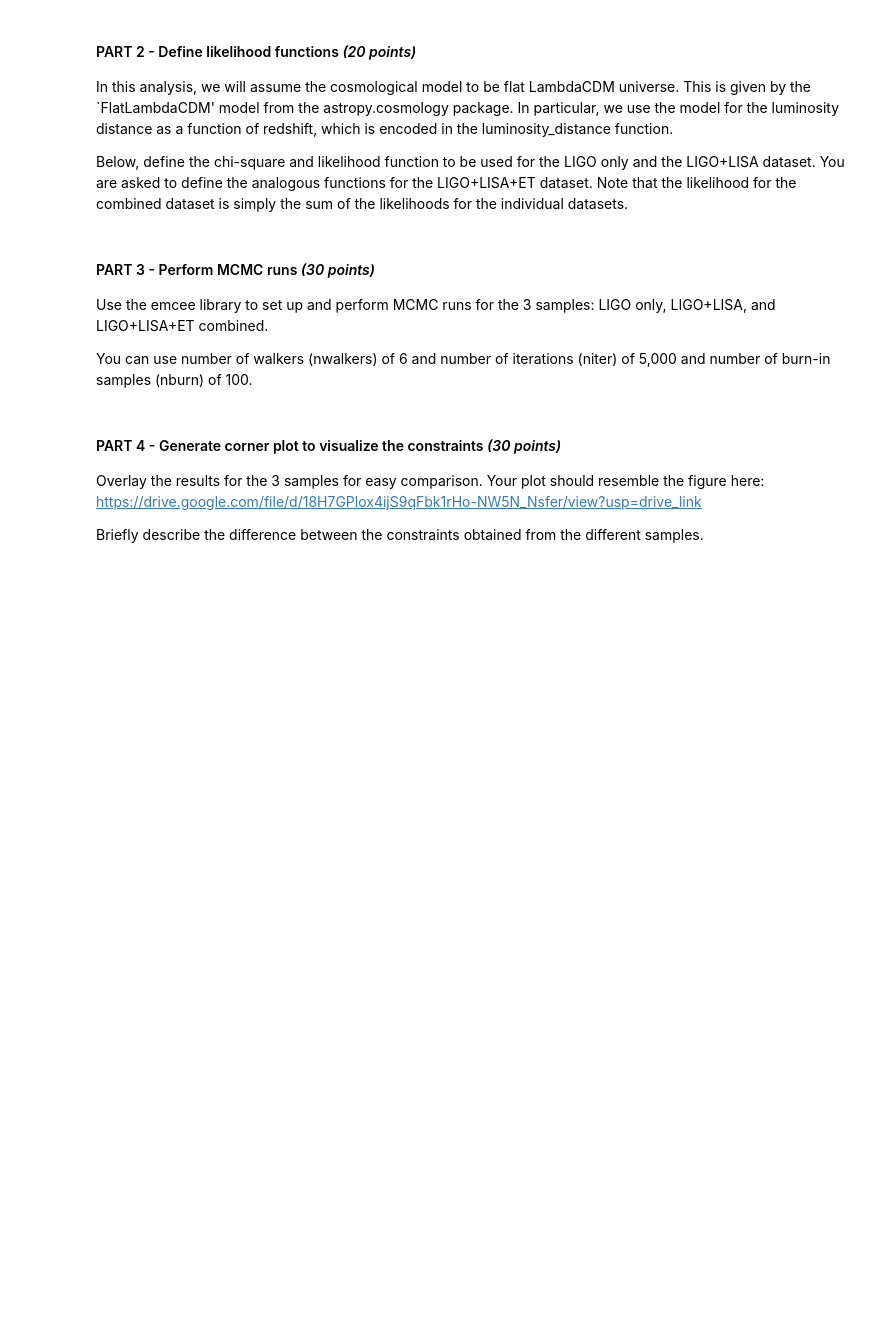
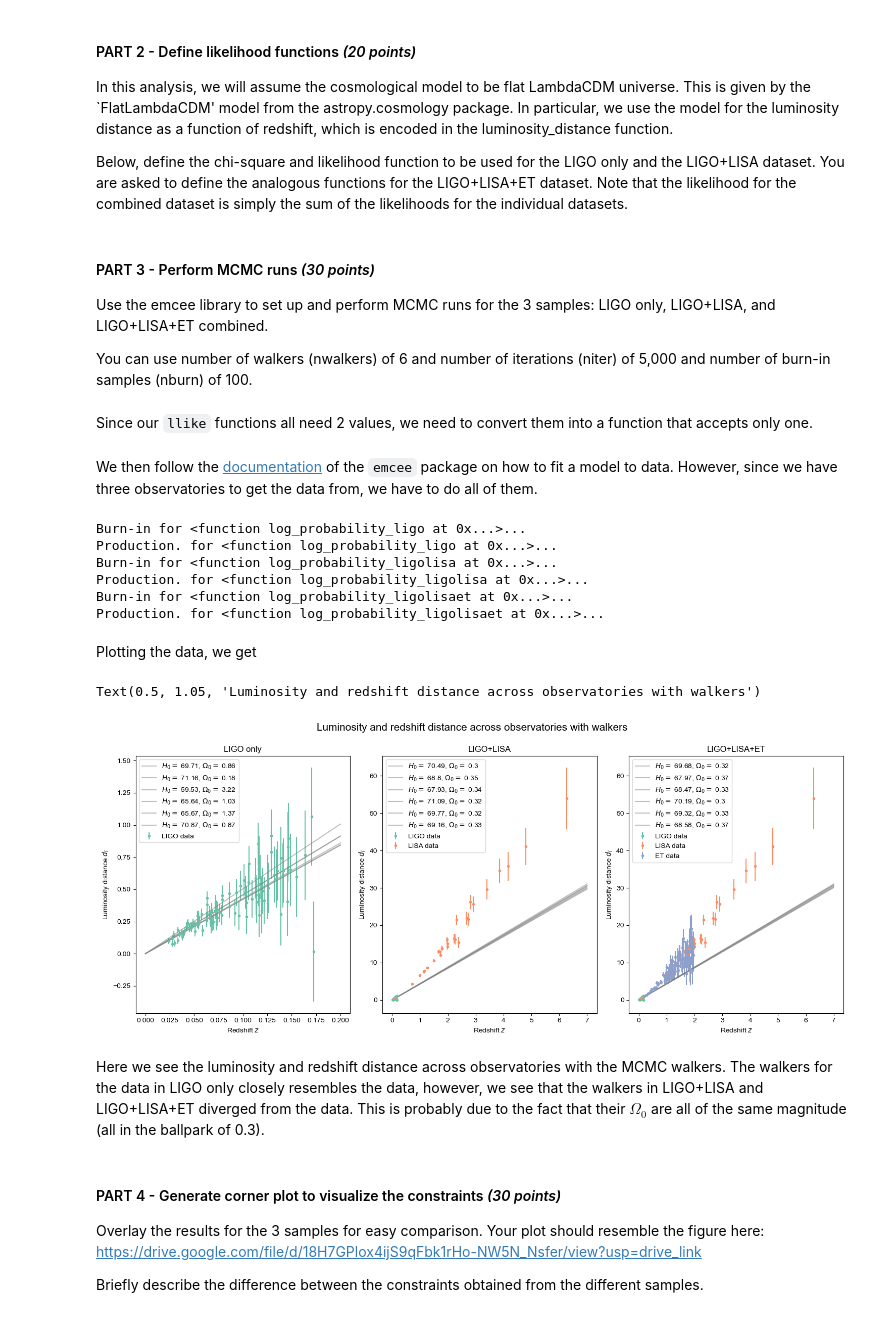
Before and after one commit to majavier26/App_Physics_157, a Jupyter notebook: Module C/C2/AP157_lab_assignment_C2.ipynb, the cells around one changed output. Cells and saved outputs as stored; diff of their text form; code cells hidden in the pictures; blank space fills up the shorter version.

````diff
--- a/Module C/C2/AP157_lab_assignment_C2.ipynb
+++ b/Module C/C2/AP157_lab_assignment_C2.ipynb
@@ -180,0 +165,2 @@ sampler.run_mcmc(pos, 5000, progress=True);
+# %% [markdown]
+Since our ```llike``` functions all need 2 values, we need to convert them into a function that accepts only one.
@@ -181,3 +176,76 @@ sampler.run_mcmc(pos, 5000, progress=True);
+# %% [markdown]
+We then follow the [documentation](https://emcee.readthedocs.io/en/stable/tutorials/line/) of the ```emcee``` package on how to fit a model to data. However, since we have three observatories to get the data from, we have to do all of them.
+# %%
+def main(p0,nwalkers,niter,ndim,lnprob):
+    sampler = mc.EnsembleSampler(nwalkers, ndim, lnprob)
+
+    print("Burn-in for {lnprob}...".format(lnprob=lnprob))
+    p0, _, _ = sampler.run_mcmc(p0, 100)
+    sampler.reset()
+
+    print("Production. for {lnprob}...".format(lnprob=lnprob))
+    pos, prob, state = sampler.run_mcmc(p0, niter)
+
+    return sampler, pos, prob, state
+
+sampler_1, pos_1, prob_2, state_2 = main(initials,n_walkers,n_iter,n_dim, log_probability_ligo)
+sampler_2, pos_2, prob_2, state_2 = main(initials,n_walkers,n_iter,n_dim, log_probability_ligolisa)
+sampler_3, pos_3, prob_3, state_3 = main(initials,n_walkers,n_iter,n_dim, log_probability_ligolisaet)
+# %% [output]
+Burn-in for <function log_probability_ligo at 0x...>...
+Production. for <function log_probability_ligo at 0x...>...
+Burn-in for <function log_probability_ligolisa at 0x...>...
+Production. for <function log_probability_ligolisa at 0x...>...
+Burn-in for <function log_probability_ligolisaet at 0x...>...
+Production. for <function log_probability_ligolisaet at 0x...>...
+# %% [markdown]
+Plotting the data, we get
+# %%
+pos_list = [pos_1, pos_2, pos_3]
+z_strs = ['zLIGO', 'zLISA','zET']
+dl_strs = ['dlLIGO', 'dlLISA', 'dlET']
+err_strs = ['errLIGO', 'errLISA', 'errET']
+# data_list = [ligo_data, lisa_data, et_data]
+label_list1 = ['LIGO only', 'LIGO+LISA', 'LIGO+LISA+ET']
+array_list = [np.linspace(0, 0.0002, 2000), np.linspace(0, 0.007, 2000), np.linspace(0,.007,2000)]
+colors = sns.color_palette('Set2')
+
+const = 1000
+plt.figure(figsize=(15, 6))
+for walker in range(n_walkers):
+    for observatory in range(3):
+        # Constants and others
+        H0, Om0 = pos_list[observatory][walker]
+        cosmo_const = FlatLambdaCDM(H0, Om0, Tcmb0=2.725)
+        model = np.array(cosmo_const.luminosity_distance(array_list[observatory]))
+
+        # Plots
+        plt.subplot(1, 3, observatory+1)
+        plt.plot(array_list[observatory]*const, model, label=r'$H_0=$ {h0}, $\Omega_0=$ {om0}'.format(h0=np.round(H0, 2), om0=np.round(Om0, 2)),
+                 color='gray', alpha=0.5)
+        plt.xlabel(r'Redshift $z$')
+        plt.ylabel(r'Luminosity distance $d_l$')
+        plt.legend()
+        plt.title(label_list1[observatory])
+
+        # Errors
+        if walker==0 and observatory==0:
+            plt.errorbar(zLIGO.values/1000*const, dlLIGO.values, yerr=errLIGO, label='LIGO data', fmt=".", color=colors[0])
+        elif walker==0 and observatory==1:
+            plt.errorbar(zLIGO.values/1000*const, dlLIGO.values, yerr=errLIGO, label='LIGO data', fmt=".", color=colors[0])
+            plt.errorbar(zLISA.values/1000*const, dlLISA.values, yerr=errLISA, label='LISA data', fmt=".", color=colors[1])
+        elif walker==0 and observatory==2:
+            plt.errorbar(zLIGO.values/1000*const, dlLIGO.values, yerr=errLIGO, label='LIGO data', fmt=".", color=colors[0])
+            plt.errorbar(zLISA.values/1000*const, dlLISA.values, yerr=errLISA, label='LISA data', fmt=".", color=colors[1])
+            plt.errorbar(zET.values/1000*const, dlET.values, yerr=errET, label='ET data', fmt=".", color=colors[2])
+
+plt.tight_layout() # improves padding
+plt.suptitle('Luminosity and redshift distance across observatories with walkers', y=1.05, fontsize=15)
+# %% [output]
+Text(0.5, 1.05, 'Luminosity and redshift distance across observatories with walkers')
+[figure, added]
+# %% [markdown]
+Here we see the luminosity and redshift distance across observatories with the MCMC walkers. The walkers for the data in LIGO only closely resembles the data, however, we see that the walkers in LIGO+LISA and LIGO+LISA+ET diverged from the data. This is probably due to the fact that their $\Omega_0$ are all of the same magnitude (all in the ballpark of 0.3).
 # %% [markdown]
 #### PART 4 - Generate corner plot to visualize the constraints *(30 points)*
 
````
Also changed, not shown: parts of 13 cells of this notebook.
